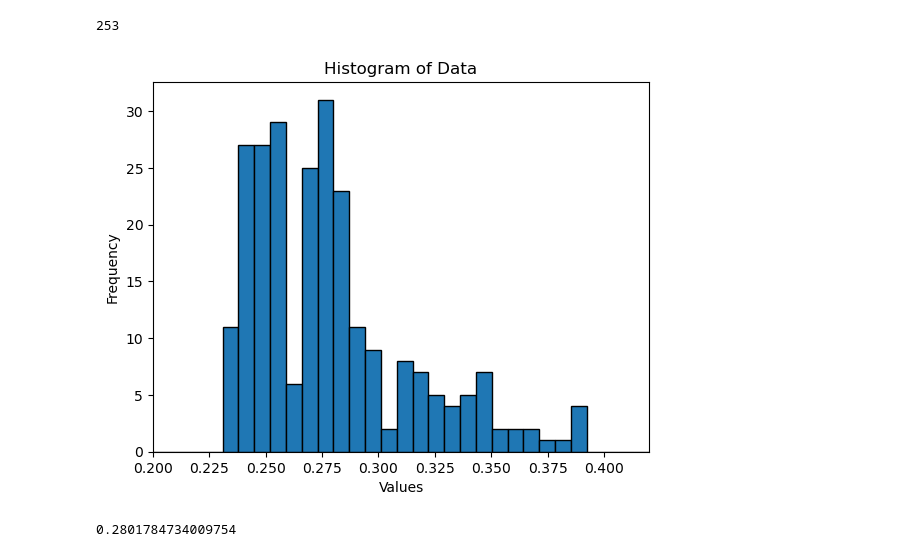
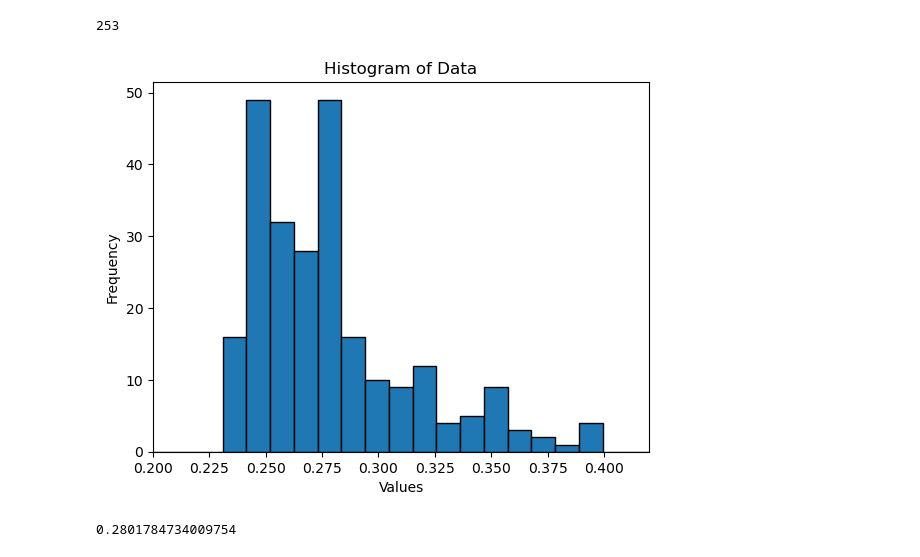
Before and after one commit to dilansenuruk/VR-Cycling-Final_Year_Project, a Jupyter notebook: Commmunication_delay_calculations.ipynb, the cells around one changed output. Cells and saved outputs as stored; diff of their text form; code cells hidden in the pictures.

```diff
--- a/Commmunication_delay_calculations.ipynb
+++ b/Commmunication_delay_calculations.ipynb
@@ -93,14 +93,14 @@ print(len(time_delay_list))
 # %% [output]
 253
 # %%
-plt.hist(time_delay_list, bins=150, edgecolor='black')
+plt.hist(time_delay_list, bins=100, edgecolor='black')
 plt.xlabel('Values')
 plt.ylabel('Frequency')
 plt.title('Histogram of Data')
 plt.xlim(0.20, 0.42)
 plt.show()
 # %% [output]
-[figure, old version]
+[figure, new version]
 # %%
 average = sum(time_delay_list) / len(time_delay_list)
 print(average)
```
